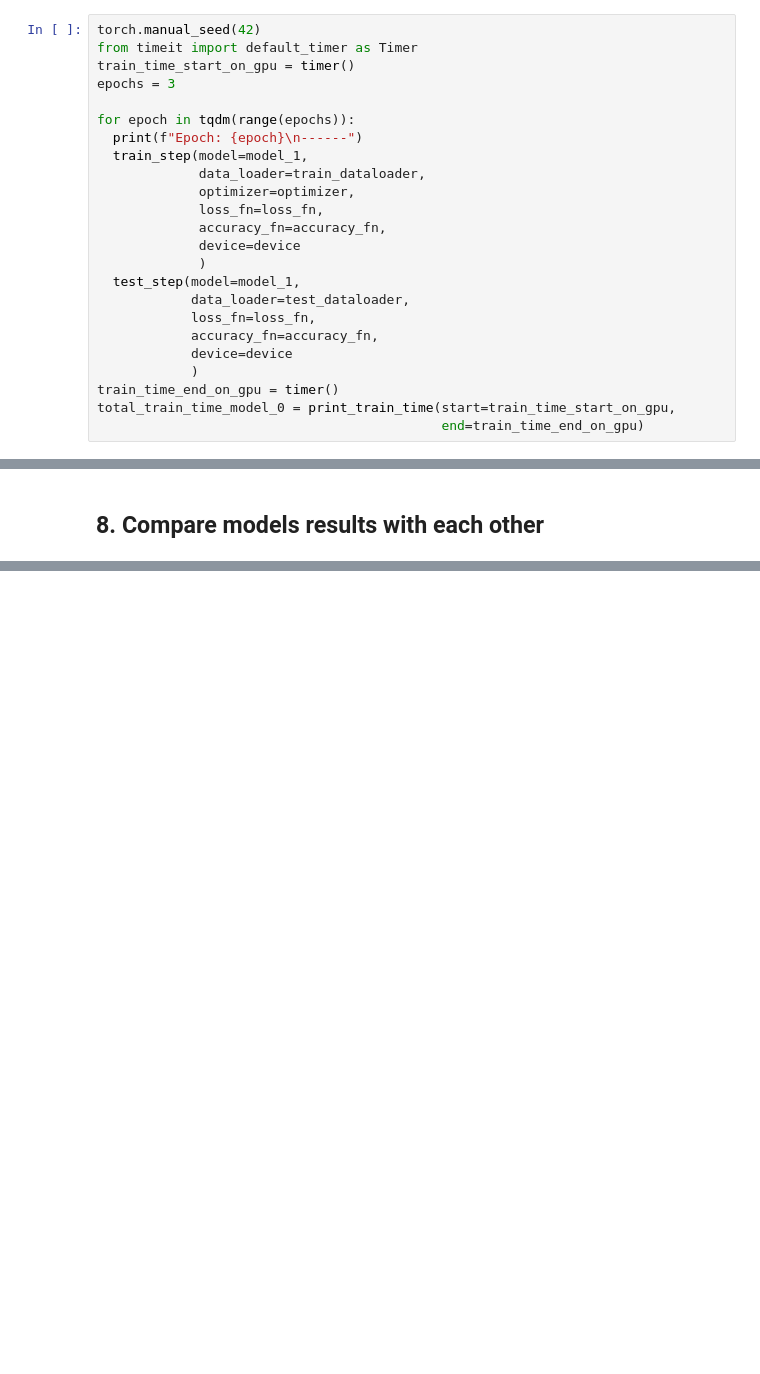
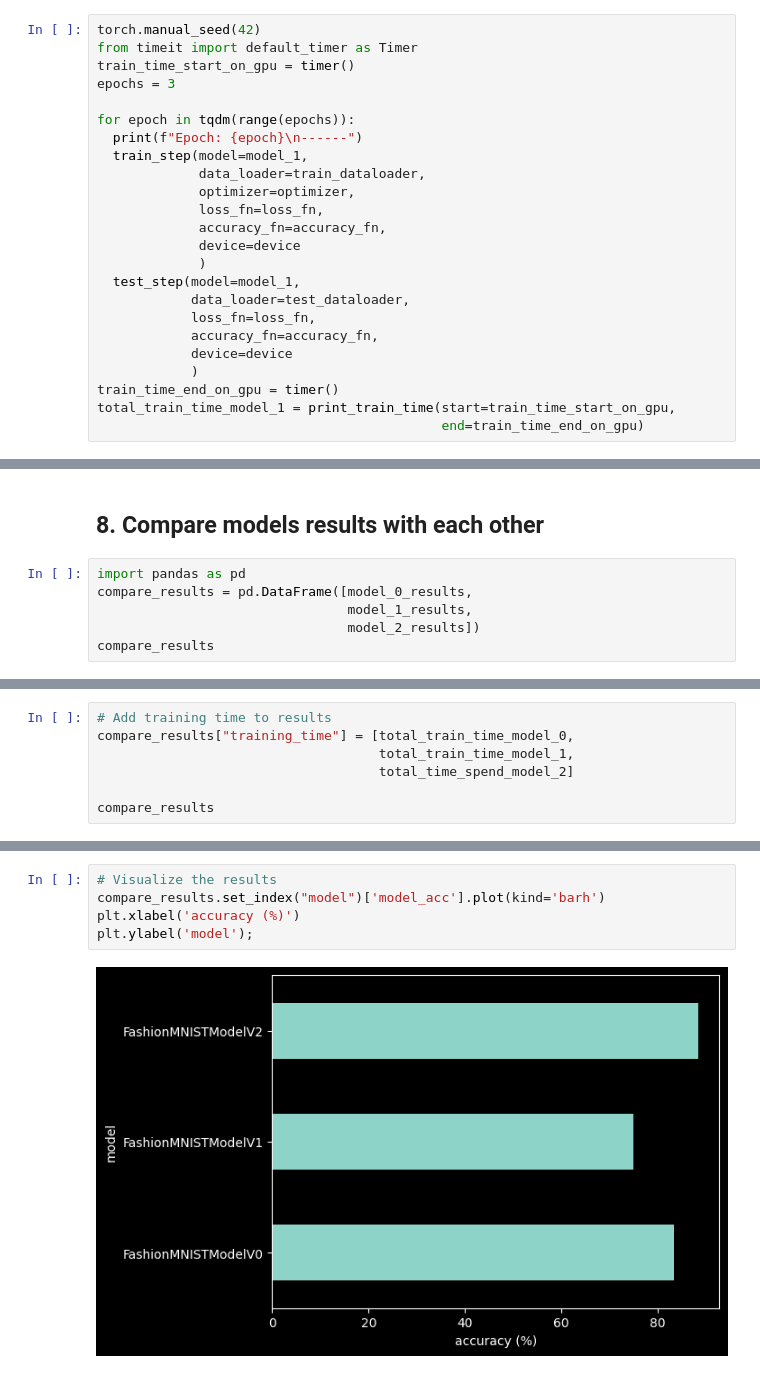
Before and after one commit to rezaazimibar/MachineLearning-projects-playground, a Jupyter notebook: tool_box_projects/07.NeuralNetwork/03.PyTorchComputerVision/pytorch_computer_vision.ipynb, the cells around one changed output, grey strips where cells are left out. Saved outputs shown, nothing was run; the diff lists cells and outputs as text; blank space fills up the shorter version.

Commit message:
pytorch computer vision: Evaluating models and save&load model

```diff
--- a/tool_box_projects/07.NeuralNetwork/03.PyTorchComputerVision/pytorch_computer_vision.ipynb
+++ b/tool_box_projects/07.NeuralNetwork/03.PyTorchComputerVision/pytorch_computer_vision.ipynb
@@ -554,7 +554,7 @@ for epoch in tqdm(range(epochs)):
             device=device
             )
 train_time_end_on_gpu = timer()
-total_train_time_model_0 = print_train_time(start=train_time_start_on_gpu,
+total_train_time_model_1 = print_train_time(start=train_time_start_on_gpu,
                                             end=train_time_end_on_gpu)
 # %% [output]
 Epoch: 0
@@ -795,2 +795,8 @@ model_2_results
 # %% [markdown]
 ## 8. Compare models results with each other
+# %%
+import pandas as pd
+compare_results = pd.DataFrame([model_0_results,
+                                model_1_results,
+                                model_2_results])
+compare_results
@@ -796,0 +808,7 @@ model_2_results
+# %%
+# Add training time to results
+compare_results["training_time"] = [total_train_time_model_0,
+                                    total_train_time_model_1,
+                                    total_time_spend_model_2]
+
+compare_results
@@ -796,0 +820,7 @@ model_2_results
+# %%
+# Visualize the results
+compare_results.set_index("model")['model_acc'].plot(kind='barh')
+plt.xlabel('accuracy (%)')
+plt.ylabel('model');
+# %% [output]
+[figure, added]
```
Also changed, not shown: parts of 30 cells of this notebook.
